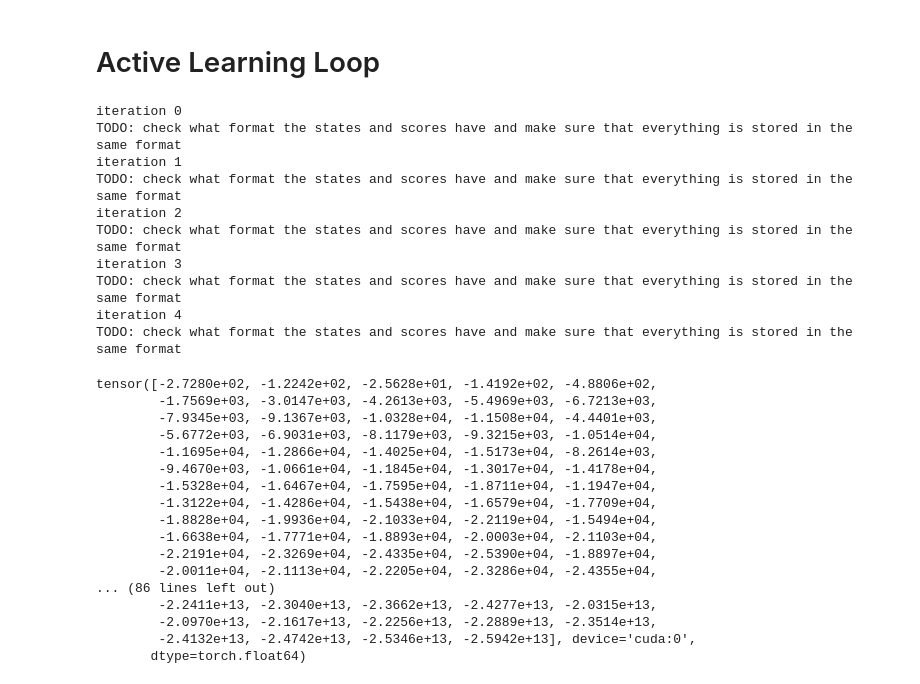
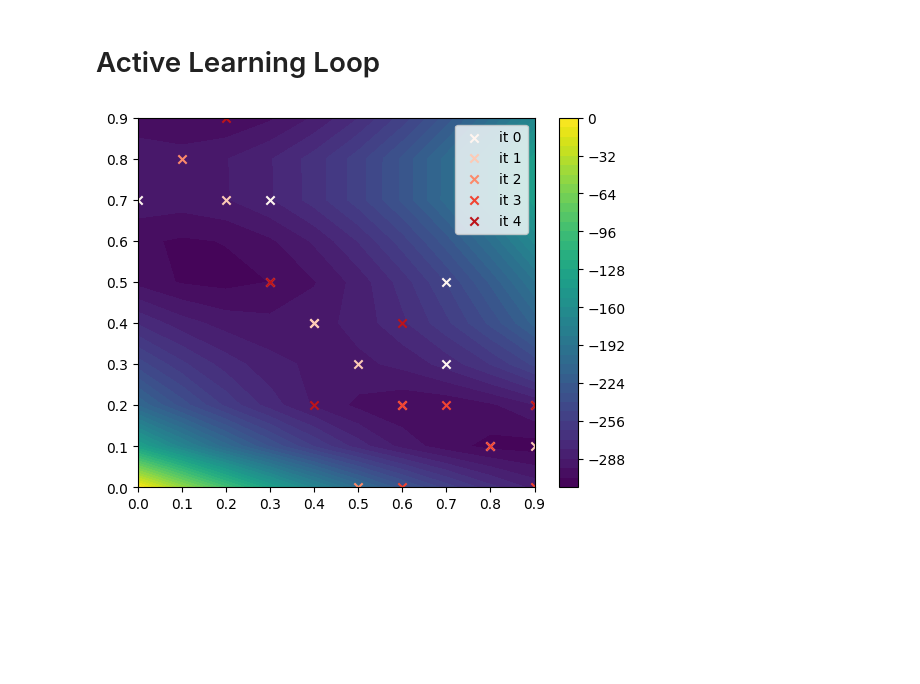
Before and after one commit to alexhernandezgarcia/activelearning, a Jupyter notebook: my_package/activelearning.ipynb, the cells around one changed output. Drawn from its saved outputs; the diff is of its cells as text; code cells hidden in the pictures; blank space fills up the shorter version.

```diff
--- a/my_package/activelearning.ipynb
+++ b/my_package/activelearning.ipynb
@@ -171,74 +173,60 @@ grid_size = 10
 float_prec = 64
 n_samples = 5
 # define candidate set
-xi = np.arange(0,1,1/grid_size)
-yi = np.arange(0,1,1/grid_size)
+xi = np.arange(0,grid_size)
+yi = np.arange(0,grid_size)
 grid = np.array(np.meshgrid(xi,yi))
 grid_flat = torch.tensor(grid.T, dtype=torch.float64).reshape(-1,2).to(device)
 from dataset.dataset import Branin_Data
 candidate_set, _ = Branin_Data(grid_flat, grid_size=grid_size, device=device)[:]
+xi = xi/grid_size
+yi = yi/grid_size
+
+import matplotlib.colors as cm
+# colors = ["red", "blue", "green", "orange", "brown", "pink"]
+colors = plt.get_cmap("Reds")
 # %%
 from dataset.dataset import BraninDatasetHandler
 from surrogate.surrogate import SingleTaskGPRegressor
 from sampler.sampler import Sampler, RandomSampler
 from filter.filter import Filter, OracleFilter
 from gflownet.proxy.box.branin import Branin
 
 
 # Dataset
-dataset_handler = BraninDatasetHandler(train_path="./storage/branin/data_train.csv", train_fraction=1.0, device=device, float_precision=float_prec)
+dataset_handler = BraninDatasetHandler(train_path="./storage/branin/data_%i_train.csv"%grid_size, train_fraction=1.0, device=device, float_precision=float_prec)
 # Oracle
 oracle = Branin(fidelity=1, do_domain_map=True, device=device, float_precision=float_prec)
 # Filter
 filter = OracleFilter(oracle)
 
+if plot_function is not None:
+    fig, ax = plot_function(oracle, candidate_set.clone())
+
 for i in range(n_iterations):
-    print("iteration", i)
+    # print("iteration", i)
     # Surrogate (e.g., Bayesian Optimization)
     # starts with a clean slate each iteration
     surrogate = SingleTaskGPRegressor(float_precision=float_prec, device=device)
     surrogate.fit(dataset_handler.train_data)
 
     # Sampler (e.g., GFlowNet, or Random Sampler)
     # also starts with a clean slate; TODO: experiment with NOT training from scratch
     sampler = RandomSampler(surrogate)
     sampler.fit() # only necessary for samplers that train a model
 
-    samples = sampler.get_samples(n_samples*5, candidate_set=candidate_set.clone())
-    filtered_samples = filter(n_samples=n_samples, candidate_set=candidate_set.clone(), maximize=False)
+    samples = sampler.get_samples(n_samples*3, candidate_set=candidate_set.clone())
+    filtered_samples = filter(n_samples=n_samples, candidate_set=samples.clone(), maximize=False)
 
-    dataset_handler.update_dataset(candidate_set, oracle(candidate_set.clone()))
+    if ax is not None:
+        ax.scatter(x=filtered_samples[:,0].cpu(), y=filtered_samples[:,1].cpu(), c=cm.to_hex(colors(i/n_iterations)), marker="x", label="it %i"%i)
+
+    dataset_handler.update_dataset(filtered_samples, oracle(filtered_samples.clone()))
+
+plt.legend()
+plt.show()
 # %% [output]
-iteration 0
-TODO: check what format the states and scores have and make sure that everything is stored in the same format
-iteration 1
-TODO: check what format the states and scores have and make sure that everything is stored in the same format
-iteration 2
-TODO: check what format the states and scores have and make sure that everything is stored in the same format
-iteration 3
-TODO: check what format the states and scores have and make sure that everything is stored in the same format
-iteration 4
-TODO: check what format the states and scores have and make sure that everything is stored in the same format
+[figure, added]
-# %%
-dataset_handler.train_data.y_data
-# %% [output]
-tensor([-2.7280e+02, -1.2242e+02, -2.5628e+01, -1.4192e+02, -4.8806e+02,
-        -1.7569e+03, -3.0147e+03, -4.2613e+03, -5.4969e+03, -6.7213e+03,
-        -7.9345e+03, -9.1367e+03, -1.0328e+04, -1.1508e+04, -4.4401e+03,
-        -5.6772e+03, -6.9031e+03, -8.1179e+03, -9.3215e+03, -1.0514e+04,
-        -1.1695e+04, -1.2866e+04, -1.4025e+04, -1.5173e+04, -8.2614e+03,
-        -9.4670e+03, -1.0661e+04, -1.1845e+04, -1.3017e+04, -1.4178e+04,
-        -1.5328e+04, -1.6467e+04, -1.7595e+04, -1.8711e+04, -1.1947e+04,
-        -1.3122e+04, -1.4286e+04, -1.5438e+04, -1.6579e+04, -1.7709e+04,
-        -1.8828e+04, -1.9936e+04, -2.1033e+04, -2.2119e+04, -1.5494e+04,
-        -1.6638e+04, -1.7771e+04, -1.8893e+04, -2.0003e+04, -2.1103e+04,
-        -2.2191e+04, -2.3269e+04, -2.4335e+04, -2.5390e+04, -1.8897e+04,
-        -2.0011e+04, -2.1113e+04, -2.2205e+04, -2.3286e+04, -2.4355e+04,
-... (86 lines left out)
-        -2.2411e+13, -2.3040e+13, -2.3662e+13, -2.4277e+13, -2.0315e+13,
-        -2.0970e+13, -2.1617e+13, -2.2256e+13, -2.2889e+13, -2.3514e+13,
-        -2.4132e+13, -2.4742e+13, -2.5346e+13, -2.5942e+13], device='cuda:0',
-       dtype=torch.float64)
 # %%
 # # environment
 # import config
```
Also changed, not shown: parts of 5 cells of this notebook, 4 other files.
